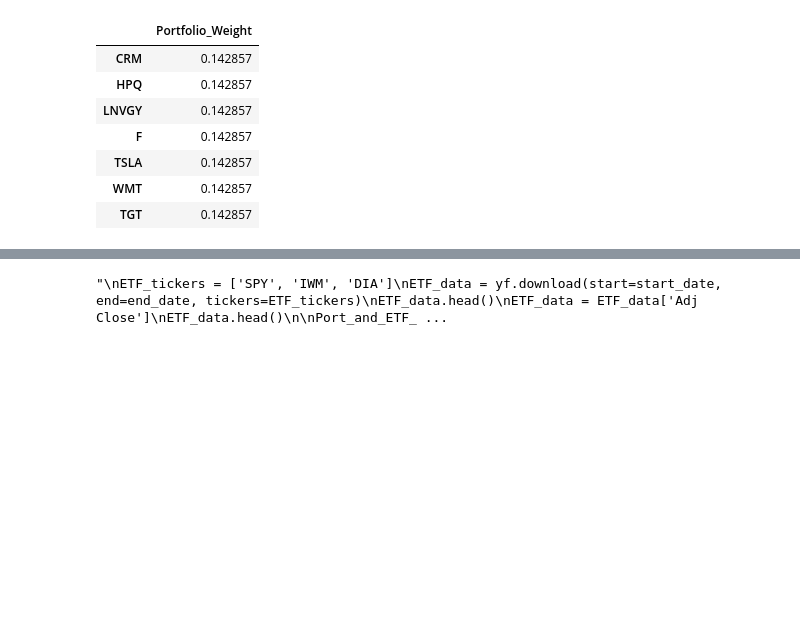
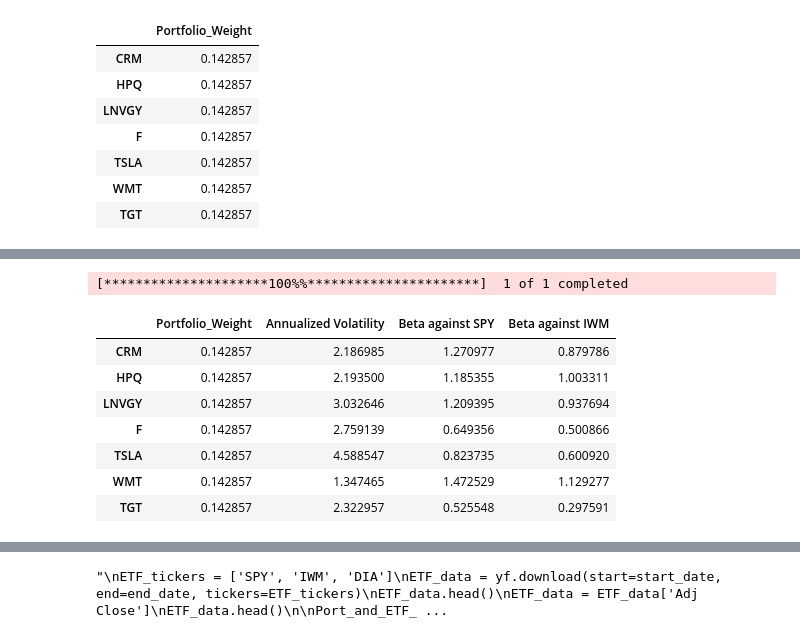
Before and after one commit to Nnafanta/QF_Spring_2024_Samuel-Guerrier, a Jupyter notebook: 1st_project.ipynb, the cells around one changed output, grey strips where cells are left out. Drawn from its saved outputs; the diff is of its cells as text; code cells hidden in the pictures; blank space fills up the shorter version.

```diff
--- a/1st_project.ipynb
+++ b/1st_project.ipynb
@@ -158,0 +159,40 @@ my_port_table
+# %%
+## Calculation for 1e.
+
+## First download Adjusted Close Price data for S&P 500 ETF
+iwm = yf.download(start=start_date, end=end_date, tickers='IWM')
+iwm = iwm['Adj Close']
+
+## Combine portfolio and IWM data into a single DataFrame
+my_port_and_iwm_data = pd.concat([my_port, iwm], axis=1)
+my_port_and_iwm_data.columns = my_tickers + ['IWM']
+
+## Calculate daily returns
+my_port_and_iwm__d_returns = my_port_and_iwm_data.pct_change().dropna()
+
+## Calculate covariance matrix
+my_port_and_iwm_cov_matrix = my_port_and_iwm__d_returns.cov()
+
+## Extract covariances with IWM
+cov_with_iwm = my_port_and_iwm_cov_matrix['IWM'].drop('IWM')
+
+## Calculate IWM variance
+iwm_variance = my_port_and_iwm_cov_matrix.loc['IWM', 'IWM']
+
+# Calculate beta
+betas_iwm = cov_with_iwm / iwm_variance
+# %% [output]
+[*********************100%%**********************]  1 of 1 completed
+# %%
+## Resulting table after calculating 1e.
+my_port_table['Beta against IWM'] = betas_iwm
+my_port_table
+# %% [output]
+|  | Portfolio_Weight | Annualized Volatility | Beta against SPY | Beta against IWM |
+| CRM | 0.142857 | 2.186985 | 1.270977 | 0.879786 |
+| HPQ | 0.142857 | 2.193500 | 1.185355 | 1.003311 |
+| LNVGY | 0.142857 | 3.032646 | 1.209395 | 0.937694 |
+| F | 0.142857 | 2.759139 | 0.649356 | 0.500866 |
+| TSLA | 0.142857 | 4.588547 | 0.823735 | 0.600920 |
+| WMT | 0.142857 | 1.347465 | 1.472529 | 1.129277 |
+| TGT | 0.142857 | 2.322957 | 0.525548 | 0.297591 |
```
Also changed, not shown: parts of 10 cells of this notebook.
